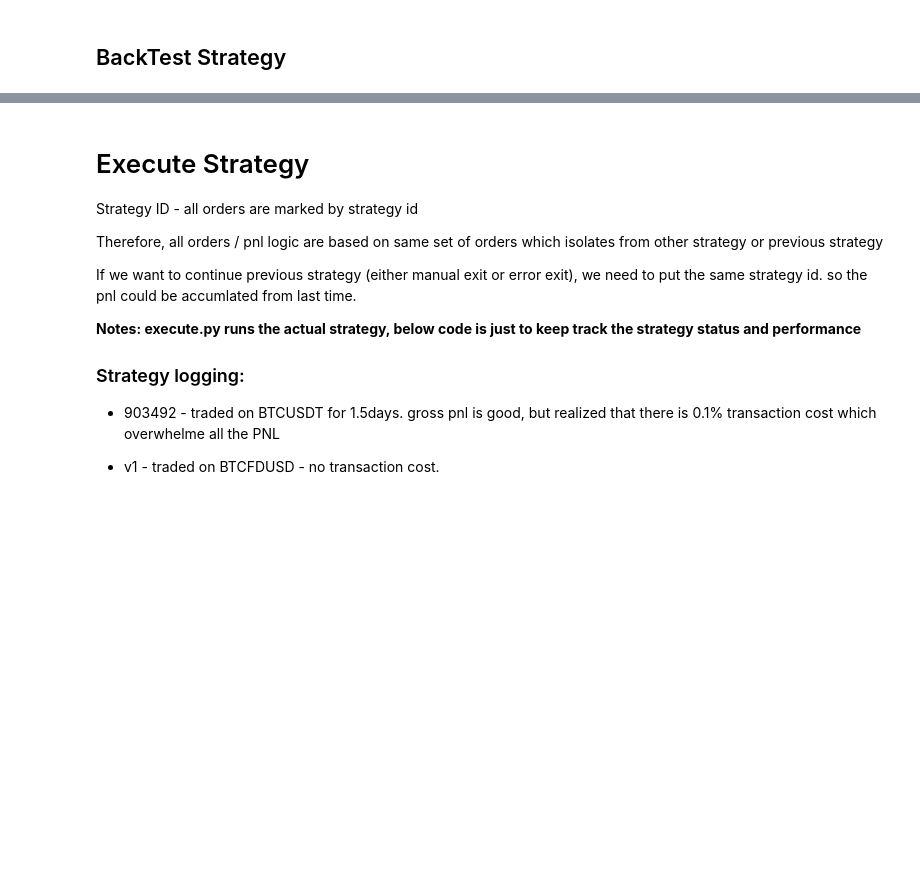
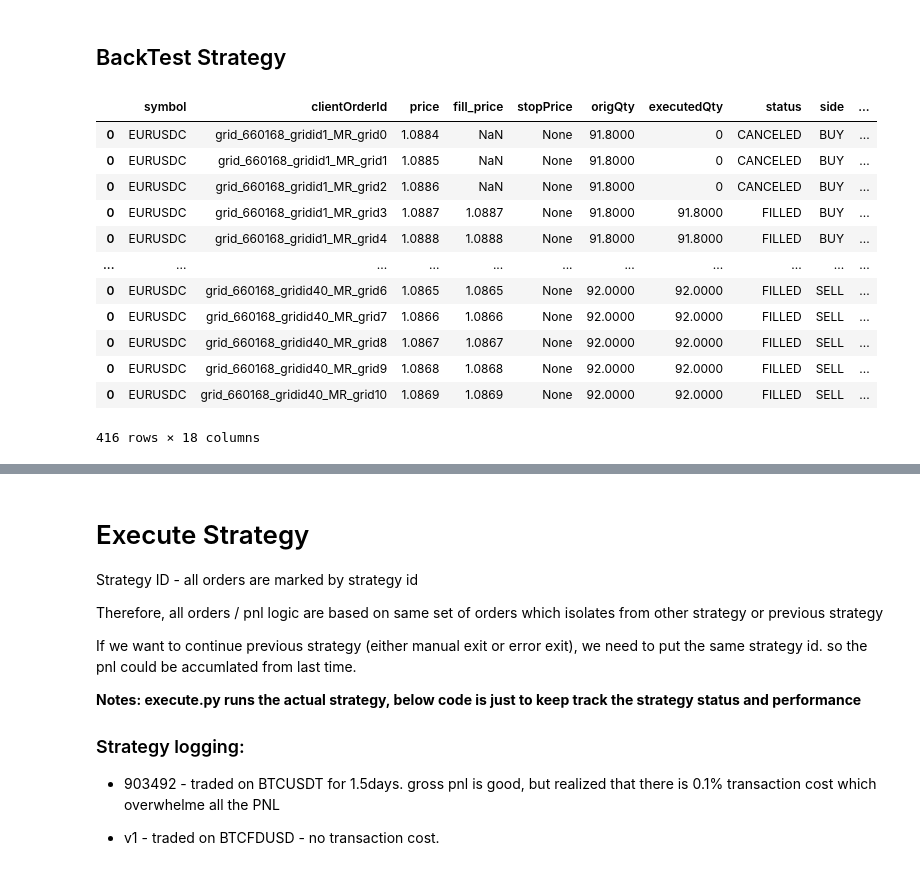
Before and after one commit to lok419/my-trading, a Jupyter notebook: strategy_v3/notebook/Grid Trading.ipynb, the cells around one changed output, grey strips where cells are left out. Drawn from its saved outputs; the diff is of its cells as text; code cells hidden in the pictures; blank space fills up the shorter version.

```diff
--- a/strategy_v3/notebook/Grid Trading.ipynb
+++ b/strategy_v3/notebook/Grid Trading.ipynb
@@ -149,6 +149,22 @@ strategy1.logger.setLevel('CRITICAL')
 strategy1.status = STATUS.RUN
 # %%
 strategy1 = backtest_strategy(strategy1, '5 Days Ago')
+# %%
+strategy1.get_all_orders()
+# %% [output]
+|  | symbol | clientOrderId | price | fill_price | stopPrice | origQty | executedQty | status | side | ... |
+| 0 | EURUSDC | grid_660168_gridid1_MR_grid0 | 1.0884 | NaN | None | 91.8000 | 0 | CANCELED | BUY | ... |
+| 0 | EURUSDC | grid_660168_gridid1_MR_grid1 | 1.0885 | NaN | None | 91.8000 | 0 | CANCELED | BUY | ... |
+| 0 | EURUSDC | grid_660168_gridid1_MR_grid2 | 1.0886 | NaN | None | 91.8000 | 0 | CANCELED | BUY | ... |
+| 0 | EURUSDC | grid_660168_gridid1_MR_grid3 | 1.0887 | 1.0887 | None | 91.8000 | 91.8000 | FILLED | BUY | ... |
+| 0 | EURUSDC | grid_660168_gridid1_MR_grid4 | 1.0888 | 1.0888 | None | 91.8000 | 91.8000 | FILLED | BUY | ... |
+| ... | ... | ... | ... | ... | ... | ... | ... | ... | ... | ... |
+| 0 | EURUSDC | grid_660168_gridid40_MR_grid6 | 1.0865 | 1.0865 | None | 92.0000 | 92.0000 | FILLED | SELL | ... |
+| 0 | EURUSDC | grid_660168_gridid40_MR_grid7 | 1.0866 | 1.0866 | None | 92.0000 | 92.0000 | FILLED | SELL | ... |
+| 0 | EURUSDC | grid_660168_gridid40_MR_grid8 | 1.0867 | 1.0867 | None | 92.0000 | 92.0000 | FILLED | SELL | ... |
+| 0 | EURUSDC | grid_660168_gridid40_MR_grid9 | 1.0868 | 1.0868 | None | 92.0000 | 92.0000 | FILLED | SELL | ... |
+| 0 | EURUSDC | grid_660168_gridid40_MR_grid10 | 1.0869 | 1.0869 | None | 92.0000 | 92.0000 | FILLED | SELL | ... |
+416 rows × 18 columns
 # %%
 strategy1.summary(True)
 # %% [output]
```
Also changed, not shown: parts of 3 cells of this notebook.
